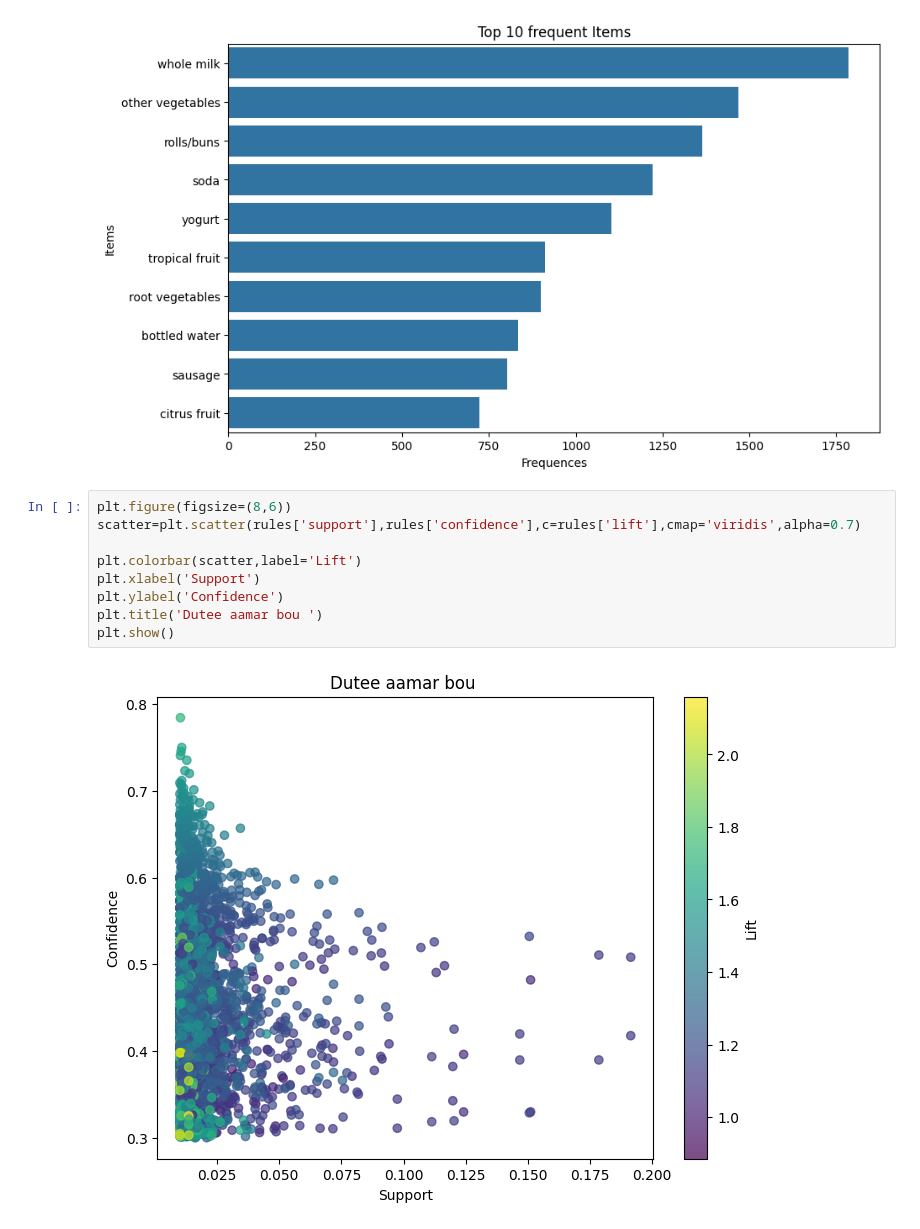
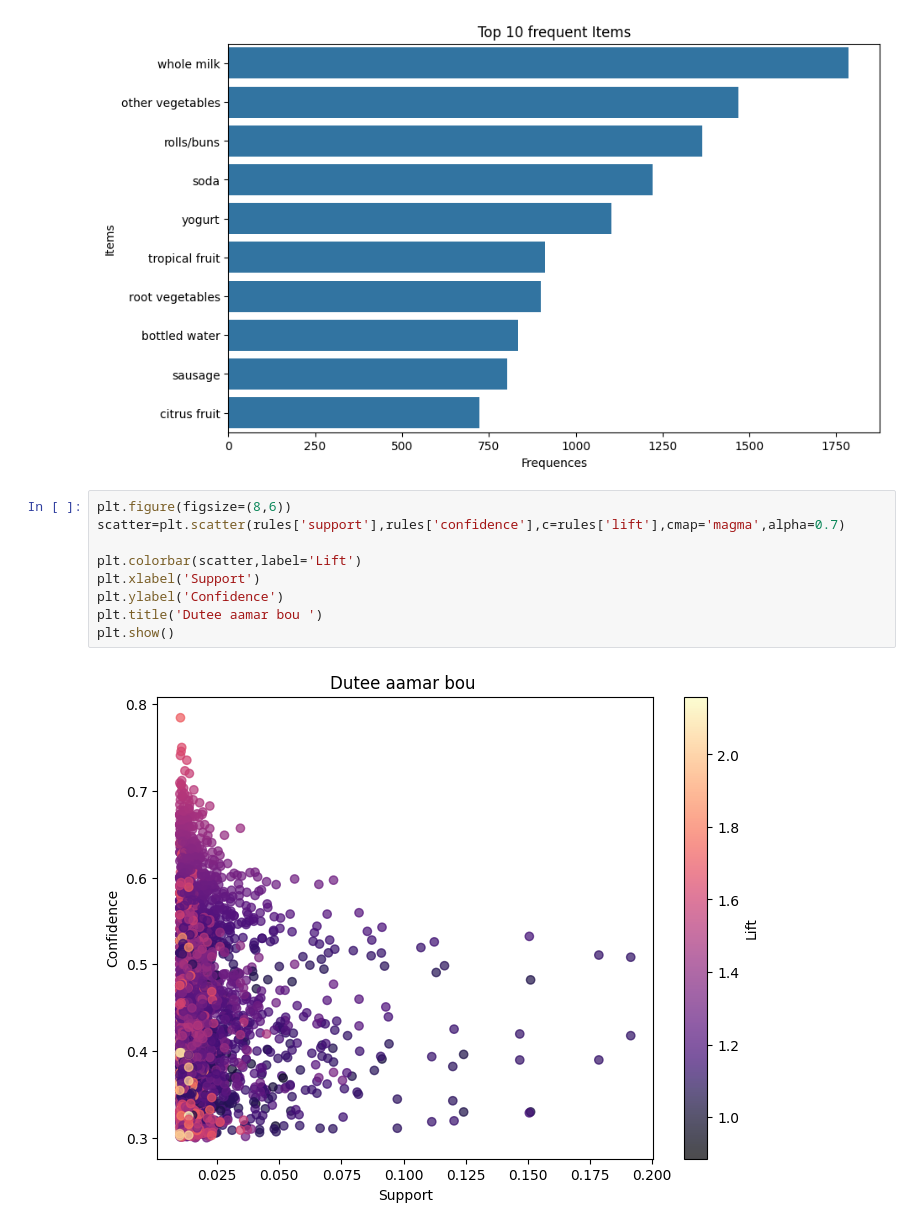
Before and after one commit to shovo896/ML_Models-, a Jupyter notebook: association.ipynb, the cells around one changed output. Drawn from its saved outputs; the diff is of its cells as text.

```diff
--- a/association.ipynb
+++ b/association.ipynb
@@ -97,12 +97,12 @@ plt.show()
 [figure]
 # %%
 plt.figure(figsize=(8,6))
-scatter=plt.scatter(rules['support'],rules['confidence'],c=rules['lift'],cmap='viridis',alpha=0.7)
+scatter=plt.scatter(rules['support'],rules['confidence'],c=rules['lift'],cmap='magma',alpha=0.7)
 
 plt.colorbar(scatter,label='Lift')
 plt.xlabel('Support')
 plt.ylabel('Confidence')
 plt.title('Dutee aamar bou ')
 plt.show()
 # %% [output]
-[figure, old version]
+[figure, new version]
```
